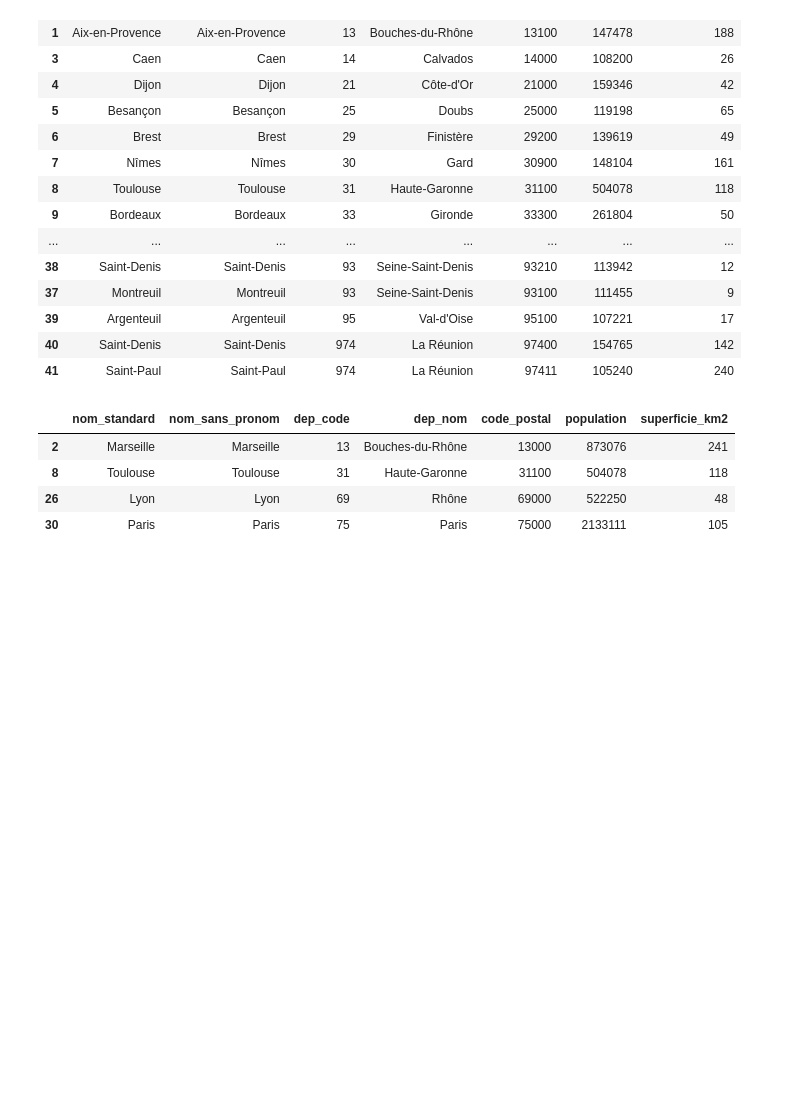
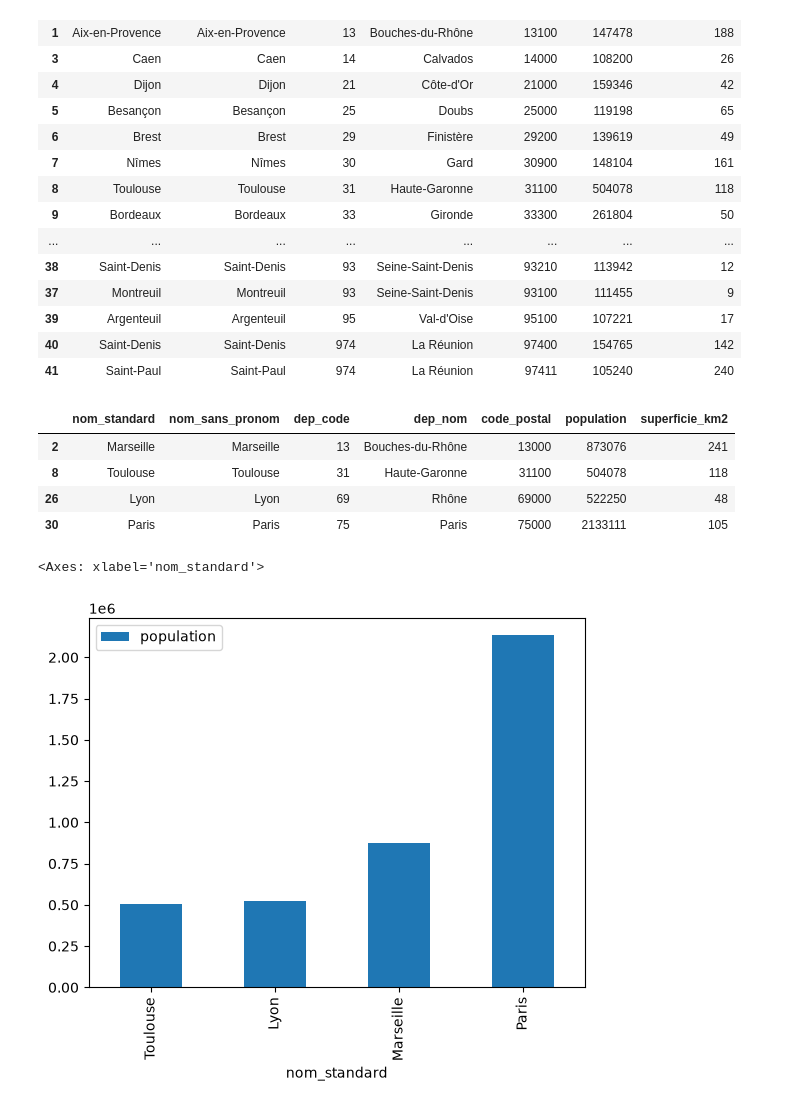
Before and after one commit to matthcol/python202611st, a Jupyter notebook: city_notebook.ipynb, the cells around one changed output. Saved outputs shown, nothing was run; the diff lists cells and outputs as text; code cells hidden in the pictures; blank space fills up the shorter version.

Commit message:
petit graphique

```diff
--- a/city_notebook.ipynb
+++ b/city_notebook.ipynb
@@ -246,3 +246,11 @@ df_cities_500k
 | 8 | Toulouse | Toulouse | 31 | Haute-Garonne | 31100 | 504078 | 118 |
 | 26 | Lyon | Lyon | 69 | Rhône | 69000 | 522250 | 48 |
 | 30 | Paris | Paris | 75 | Paris | 75000 | 2133111 | 105 |
+# %%
+df_cities_500k[['nom_standard', 'population']] \
+    .sort_values('population') \
+    .set_index('nom_standard') \
+    .plot(kind='bar')
+# %% [output]
+<Axes: xlabel='nom_standard'>
+[figure, added]
```
